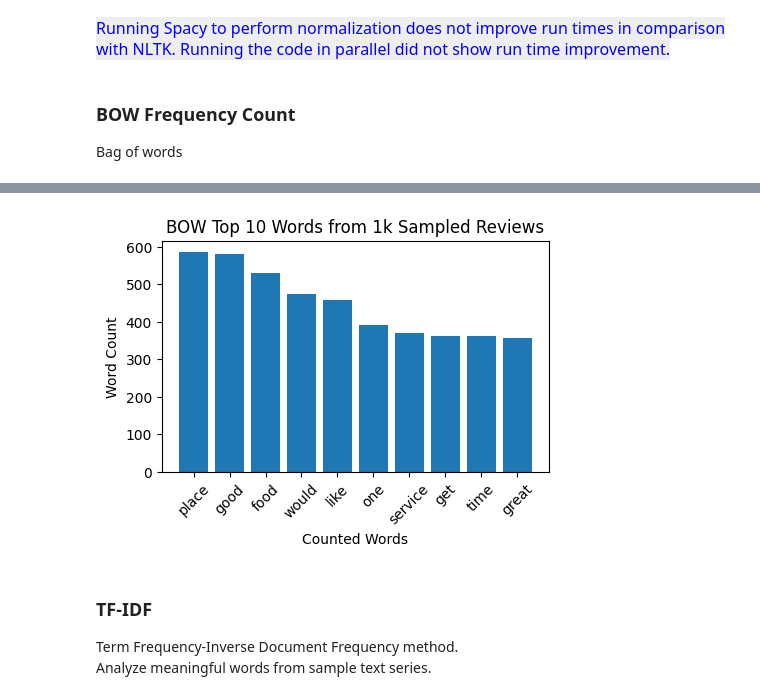
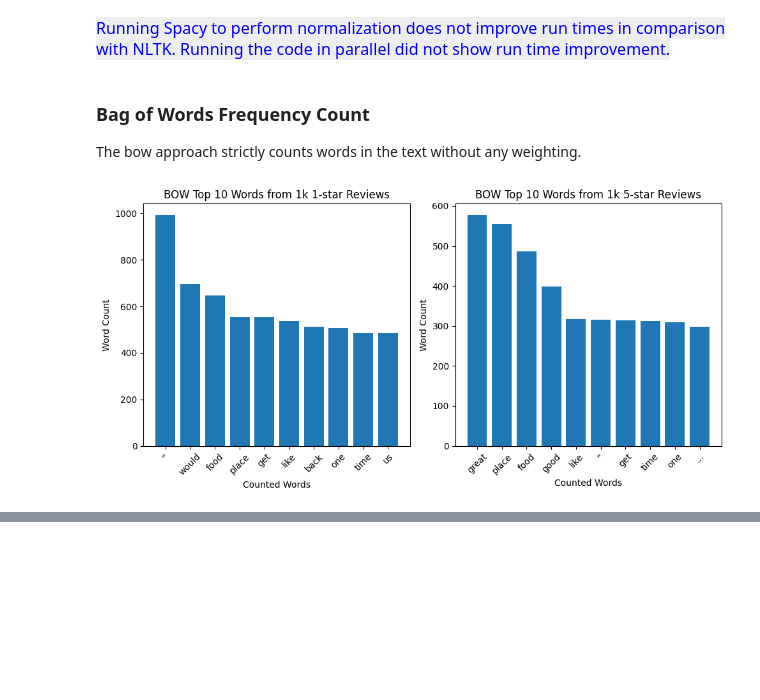
Before and after one commit to biman-zen/FinalCapstone, a Jupyter notebook: FinalCapstone_DW_EDA.ipynb, the cells around one changed output, grey strips where cells are left out. Saved outputs shown, nothing was run; the diff lists cells and outputs as text; code cells hidden in the pictures; blank space fills up the shorter version.

```diff
--- a/FinalCapstone_DW_EDA.ipynb
+++ b/FinalCapstone_DW_EDA.ipynb
@@ -434,16 +427,13 @@ print(f"Time elapsed: {round((end - start)/60,1)} min")
 Running Spacy to perform normalization does not improve run times in comparison with NLTK. Running the code in parallel did not show run time improvement.
 </span>
 # %% [markdown]
-### BOW Frequency Count
-Bag of words
+### Bag of Words Frequency Count
+The bow approach strictly counts words in the text without any weighting.
 # %%
-sample_df = df.sample(n=1000)['review_text'].values.tolist()
-
-#tokens = word_tokenize(text.lower())
-#stp_wrds_puncts = list()
-#stp_wrds_puncts.append(string.punctuation)
-#stp_wrds_puncts.extend(stopwords.words('english'))
-#processed_text = preprocess_text_spacy(my_sample)
+#sample_df = df.sample(n=1000)['review_text'].values.tolist()
+single_star_reviews = df.loc[df['class_index'] == 1]
+five_star_reviews = df.loc[df['class_index'] == 5]
+#five_star_reviews
 # %%
 '''
 from sklearn.feature_extraction.text import CountVectorizer
@@ -479,11 +452,55 @@ def tokenize_count(text_list):
 # %%
+def tokenize_count(text_list):
+    """
+    Remove contractions and stop words in list of text reviews.
+    Create a count of tokenized text using Counter.
+    """
+    token_list = list()
+    for text in tqdm(text_list):
+        # Tokenize the lowered text and fix contractions
+        tokens = word_tokenize(contractions.fix(text.lower()))
+        # Remove stop words and punctuations in the tokens list
+        filtered_tokens = [token for token in tokens
+                           if token not in stopwords.words('english')
+                           and token not in string.punctuation]
+        filtered_tokens = [token for token in filtered_tokens ]
+        # Remove all non alpha numeric values like elipses '...' and empty strings
+        #filtered_tokens = [val for val in filtered_tokens if val.isalnum()]
+        # Add to token list to be counted
+        token_list.extend(filtered_tokens)
+        # Counted Tokens
+    return Counter(token_list)
+
 start = time.time()
 
 # Count the words
-counted_tokens = tokenize_count(sample_df)
+counted_tokens_one_star = tokenize_count(single_star_reviews.sample(n=1000).review_text.to_list())
 # Get the most common words out of list of tuples
-words, count = zip(*counted_tokens.most_common(10))
+words_one_star, count_one_star = zip(*counted_tokens_one_star.most_common(10))
+
+counted_tokens_five_star = tokenize_count(five_star_reviews.sample(n=1000).review_text.to_list())
+words_five_star, count_five_star = zip(*counted_tokens_five_star.most_common(10))
+
+
+# Plot Bar Graphs of top 10 words from each category
+fig, ax = plt.subplots(nrows=1, ncols=2, figsize=(10, 5))
+# Plot most common words
+ax[0].bar(x=words_one_star, height=count_one_star)
+ax[0].set_xlabel('Counted Words')
+ax[0].set_ylabel('Word Count')
+ax[0].set_title('BOW Top 10 Words from 1k 1-star Reviews')
+ax[0].tick_params(axis='x', labelrotation=45)
+
+ax[1].bar(x=words_five_star, height=count_five_star)
+ax[1].set_xlabel('Counted Words')
+ax[1].set_ylabel('Word Count')
+ax[1].set_title('BOW Top 10 Words from 1k 5-star Reviews')
+ax[1].tick_params(axis='x', labelrotation=45)
+
+plt.tight_layout()
+plt.show()
 
 end = time.time()
 print(f"Time elapsed: {round((end - start)/60,1)} min")
 # %% [output]
+[figure, added]
@@ -491,16 +507,0 @@ Time elapsed: 0.8 min
-# %%
-# Plot most common words
-fig, ax = plt.subplots(figsize=(5, 3))
-ax.bar(x=words, height=count)
-ax.set_xlabel('Counted Words')
-ax.set_ylabel('Word Count')
-ax.set_title('BOW Top 10 Words from 1k Sampled Reviews')
-ax.tick_params(axis='x', labelrotation=45)
-plt.show()
-# %% [output]
-[figure, removed]
-# %% [markdown]
-### TF-IDF
-
-Term Frequency-Inverse Document Frequency method.\
-Analyze meaningful words from sample text series.
```
Also changed, not shown: parts of 36 cells of this notebook.
